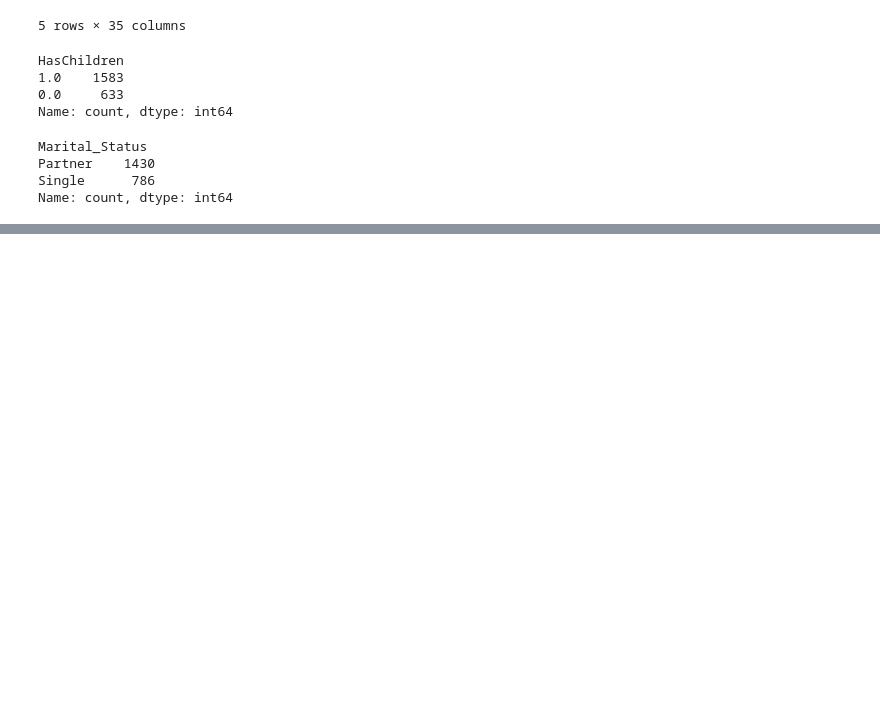
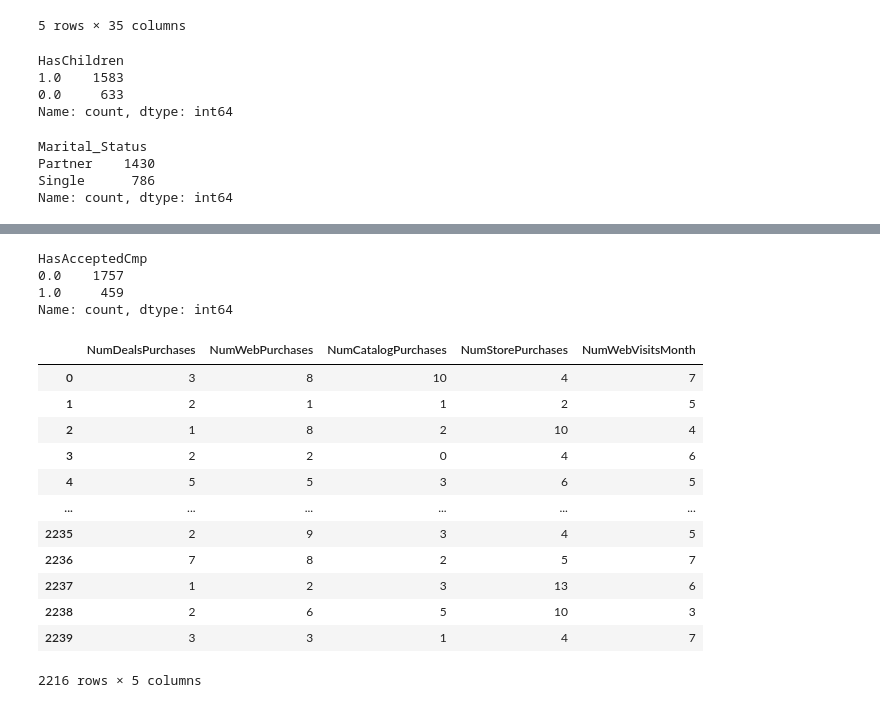
Before and after one commit to BraulioHermanson/IFOOD_2020, a Jupyter notebook: notebook/01_EDA.ipynb, the cells around one changed output, grey strips where cells are left out. Cells and saved outputs as stored; diff of their text form; code cells hidden in the pictures; blank space fills up the shorter version.

```diff
--- a/notebook/01_EDA.ipynb
+++ b/notebook/01_EDA.ipynb
@@ -283,3 +283,14 @@ Marital_Status
 Partner    1430
 Single      786
 Name: count, dtype: int64
+# %%
+df["AcceptedCmpTotal"] = (
+    df["AcceptedCmp1"] +
+    df["AcceptedCmp2"] +
+    df["AcceptedCmp3"] +
+    df["AcceptedCmp4"] +
+    df["AcceptedCmp5"]
+      )
+
+df.loc[df["AcceptedCmpTotal"]==0, "HasAcceptedCmp"] = 0
+df.loc[df["AcceptedCmpTotal"]!=0, "HasAcceptedCmp"] = 1
@@ -285,0 +307,23 @@ Name: count, dtype: int64
+# %%
+df["HasAcceptedCmp"].value_counts()
+# %% [output]
+HasAcceptedCmp
+0.0    1757
+1.0     459
+Name: count, dtype: int64
+# %%
+df.loc[:,df.columns.str.startswith("Num")]
+# %% [output]
+|  | NumDealsPurchases | NumWebPurchases | NumCatalogPurchases | NumStorePurchases | NumWebVisitsMonth |
+| 0 | 3 | 8 | 10 | 4 | 7 |
+| 1 | 2 | 1 | 1 | 2 | 5 |
+| 2 | 1 | 8 | 2 | 10 | 4 |
+| 3 | 2 | 2 | 0 | 4 | 6 |
+| 4 | 5 | 5 | 3 | 6 | 5 |
+| ... | ... | ... | ... | ... | ... |
+| 2235 | 2 | 9 | 3 | 4 | 5 |
+| 2236 | 7 | 8 | 2 | 5 | 7 |
+| 2237 | 1 | 2 | 3 | 13 | 6 |
+| 2238 | 2 | 6 | 5 | 10 | 3 |
+| 2239 | 3 | 3 | 1 | 4 | 7 |
+2216 rows × 5 columns
```
Also changed, not shown: parts of 2 cells of this notebook.
